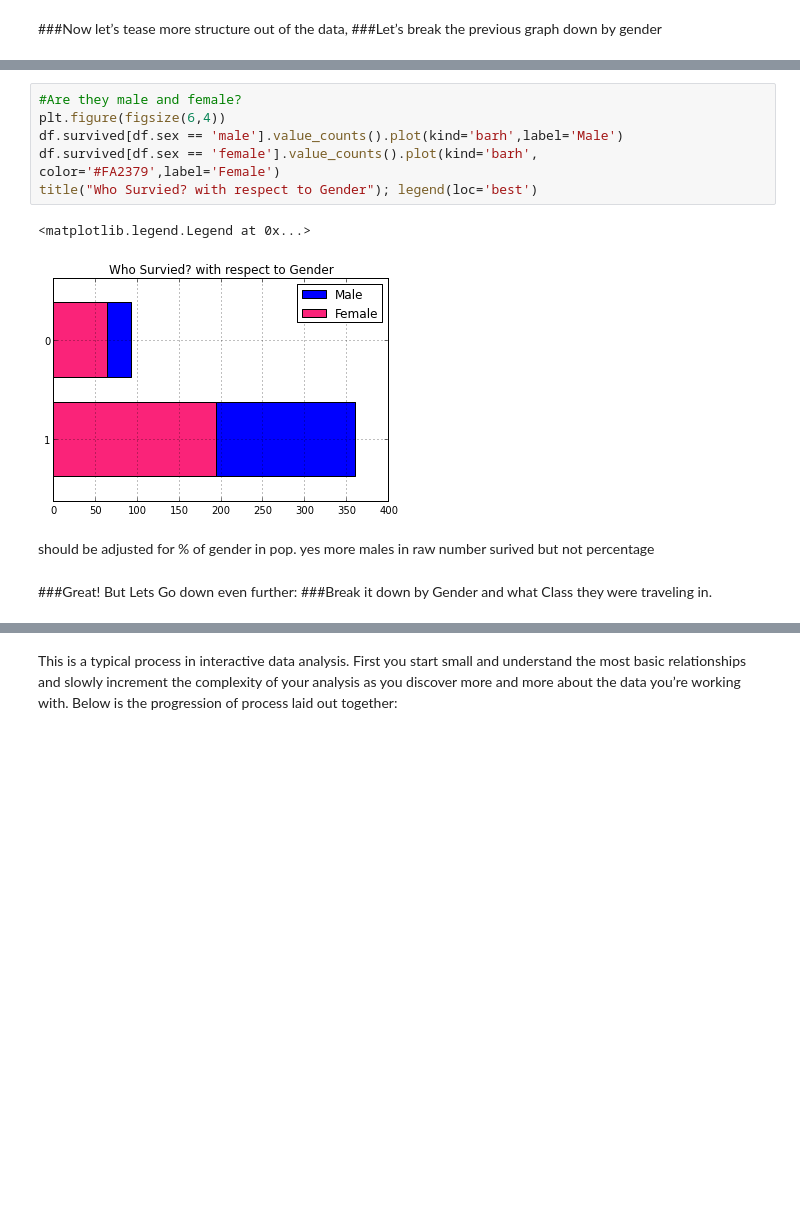
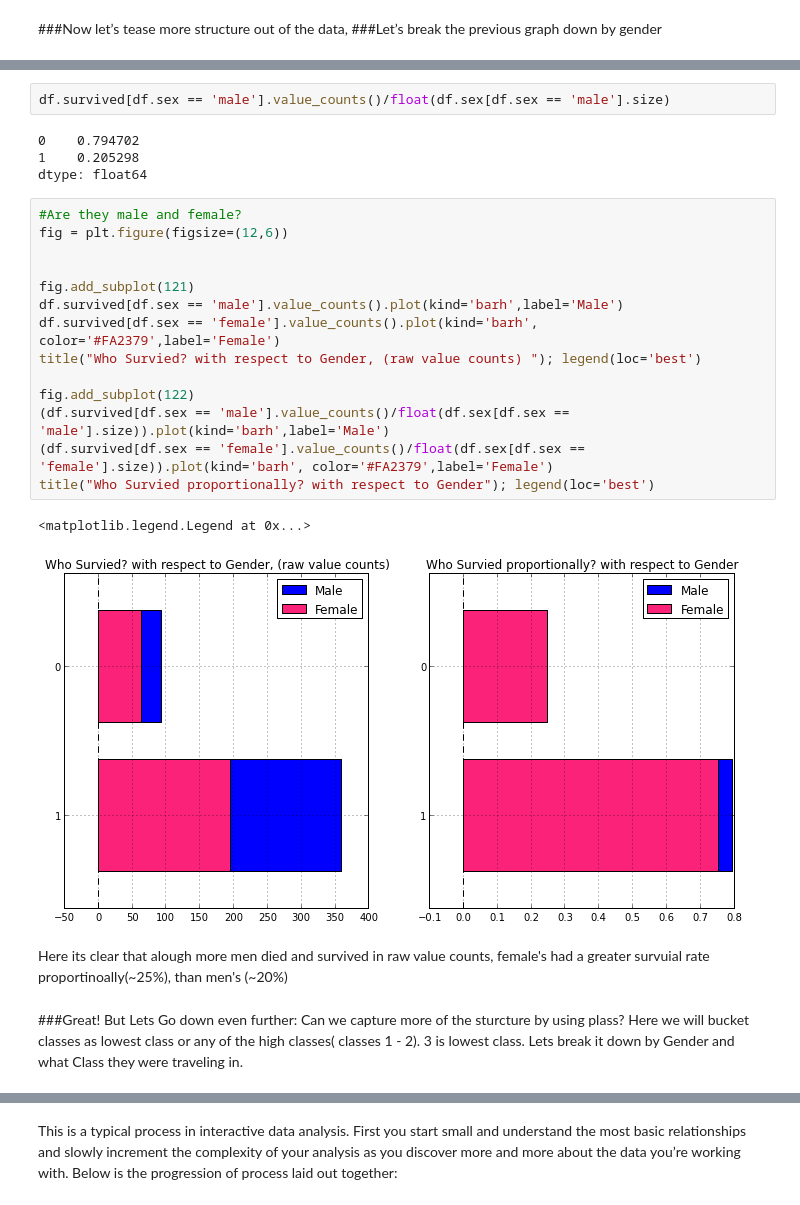
Before and after one commit to agconti/kaggle-titanic, a Jupyter notebook: Titanic.ipynb, the cells around one changed output, grey strips where cells are left out. Saved outputs shown, nothing was run; the diff lists cells and outputs as text; blank space fills up the shorter version.

```diff
--- a/Titanic.ipynb
+++ b/Titanic.ipynb
@@ -150,15 +144,29 @@ title("Survival Breakdown (1 = Survived, 0 = Died)")
+# %%
+df.survived[df.sex == 'male'].value_counts()/float(df.sex[df.sex == 'male'].size)
+# %% [output]
+0    0.794702
+1    0.205298
+dtype: float64
 # %%
 #Are they male and female?
-plt.figure(figsize(6,4))
+fig = plt.figure(figsize=(12,6))
+
+
+fig.add_subplot(121)
 df.survived[df.sex == 'male'].value_counts().plot(kind='barh',label='Male')
 df.survived[df.sex == 'female'].value_counts().plot(kind='barh', color='#FA2379',label='Female')
-title("Who Survied? with respect to Gender"); legend(loc='best')
+title("Who Survied? with respect to Gender, (raw value counts) "); legend(loc='best')
+
+fig.add_subplot(122)
+(df.survived[df.sex == 'male'].value_counts()/float(df.sex[df.sex == 'male'].size)).plot(kind='barh',label='Male')
+(df.survived[df.sex == 'female'].value_counts()/float(df.sex[df.sex == 'female'].size)).plot(kind='barh', color='#FA2379',label='Female')
+title("Who Survied proportionally? with respect to Gender"); legend(loc='best')
 # %% [output]
 <matplotlib.legend.Legend at 0x...>
-[figure, old version]
+[figure, new version]
-# %% [markdown]
-should be adjusted for % of gender in pop. yes more males in raw number surived but not percentage
+# %% [markdown]
+Here its clear that alough more men died and survived in raw value counts, female's had a greater survuial rate proportinoally(~25%), than men's (~20%)
 # %% [markdown]
 ###Great! But Lets Go down even further:
-###Break it down by Gender and what Class they were traveling in.
+Can we capture more of the sturcture by using plass? Here we will bucket classes as lowest class or any of the high classes( classes 1 - 2). 3 is lowest class. Lets break it down by Gender and what Class they were traveling in.
 # %%
```
Also changed, not shown: parts of 28 cells of this notebook.
